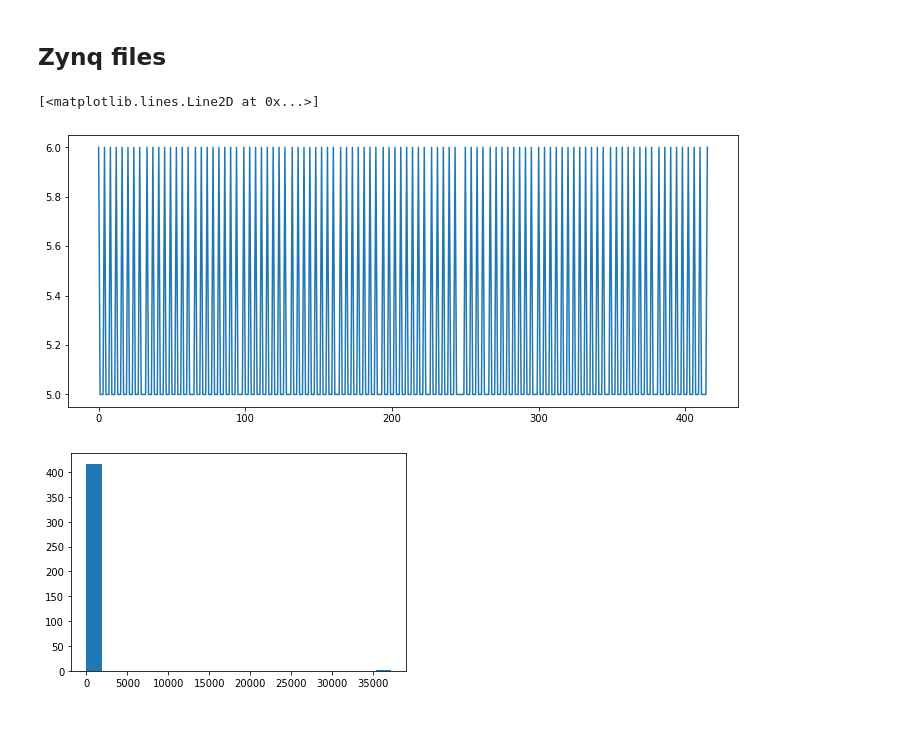
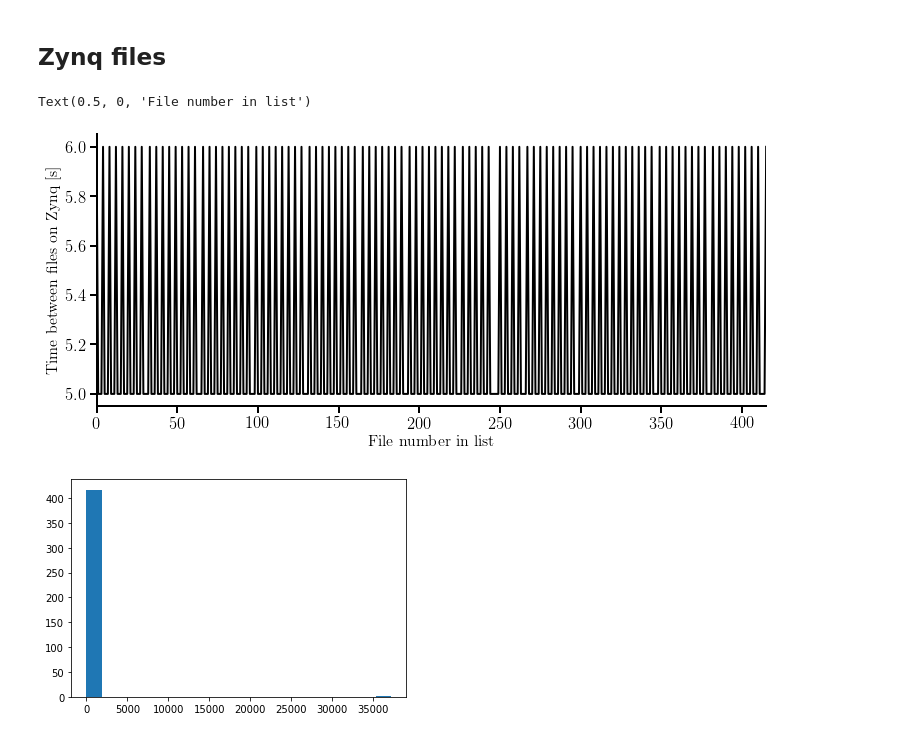
Before and after one commit to cescalara/euso_tools, a Jupyter notebook: log_parsing/dead_time_analysis.ipynb, the cells around one changed output. Saved outputs shown, nothing was run; the diff lists cells and outputs as text; code cells hidden in the pictures.

Commit message:
Tidy plots

```diff
--- a/log_parsing/dead_time_analysis.ipynb
+++ b/log_parsing/dead_time_analysis.ipynb
@@ -32,13 +32,17 @@ zynq_dt = [ datetime.datetime.combine(d, t) for d, t in zip(day, timestamp) ]
 # %%
 dt = np.array(zynq_dt[1:]) - np.array(zynq_dt[:-1])
 dt = np.array([_.seconds for _ in dt])
+# %%
+plt.style.use('minimalist')
 # %%
 fig, ax = plt.subplots()
 fig.set_size_inches(12, 5)
-ax.plot(dt[dt<500])
+ax.plot(dt[dt<500], '-')
+ax.set_ylabel('Time between files on Zynq [s]', fontsize=16)
+ax.set_xlabel('File number in list', fontsize=16)
 # %% [output]
-[<matplotlib.lines.Line2D at 0x...>]
+Text(0.5, 0, 'File number in list')
-[figure, old version]
+[figure, new version]
 # %%
 fig, ax = plt.subplots()
 ax.hist(dt, bins=20);
```
Also changed, not shown: parts of 5 cells of this notebook.
